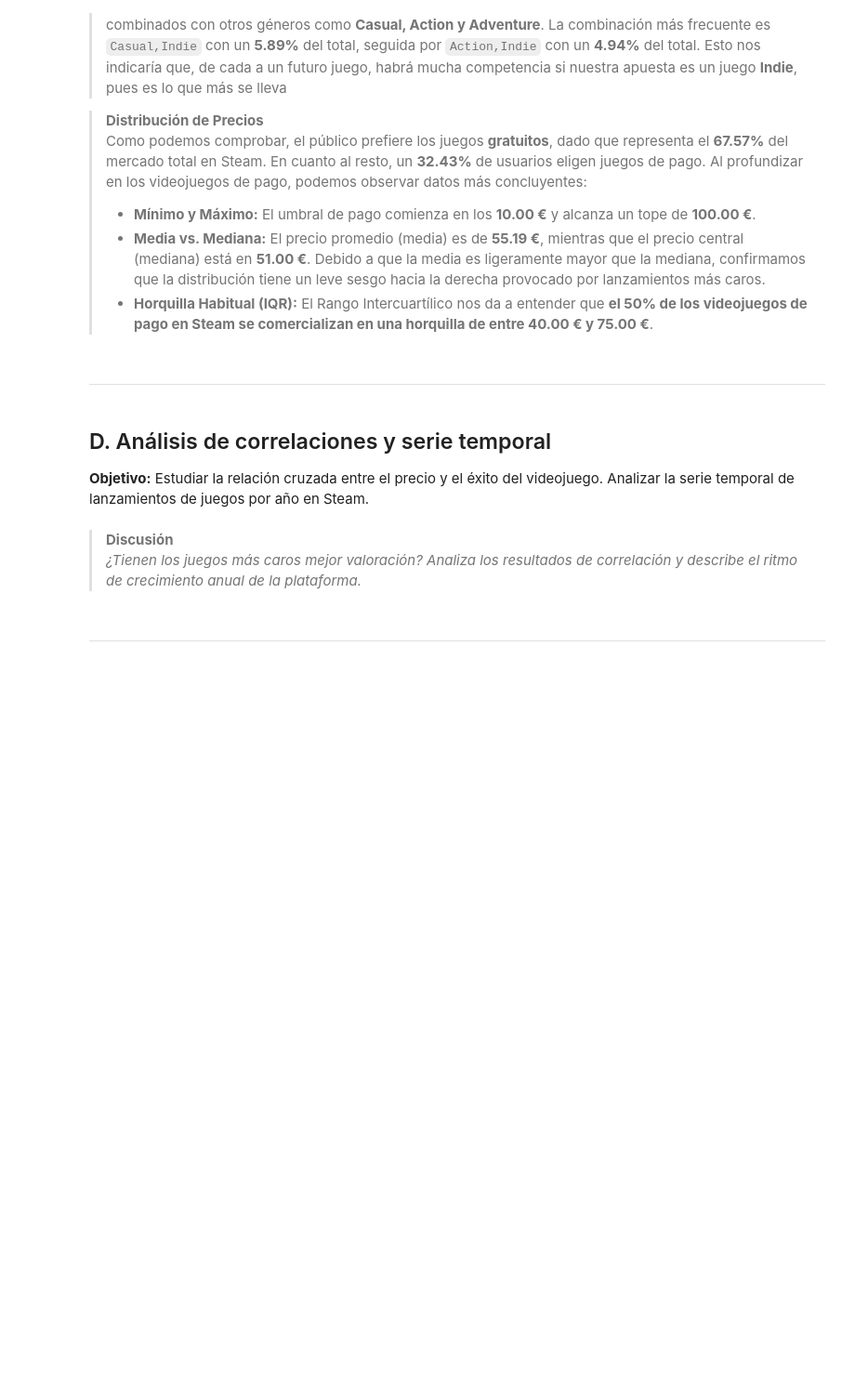
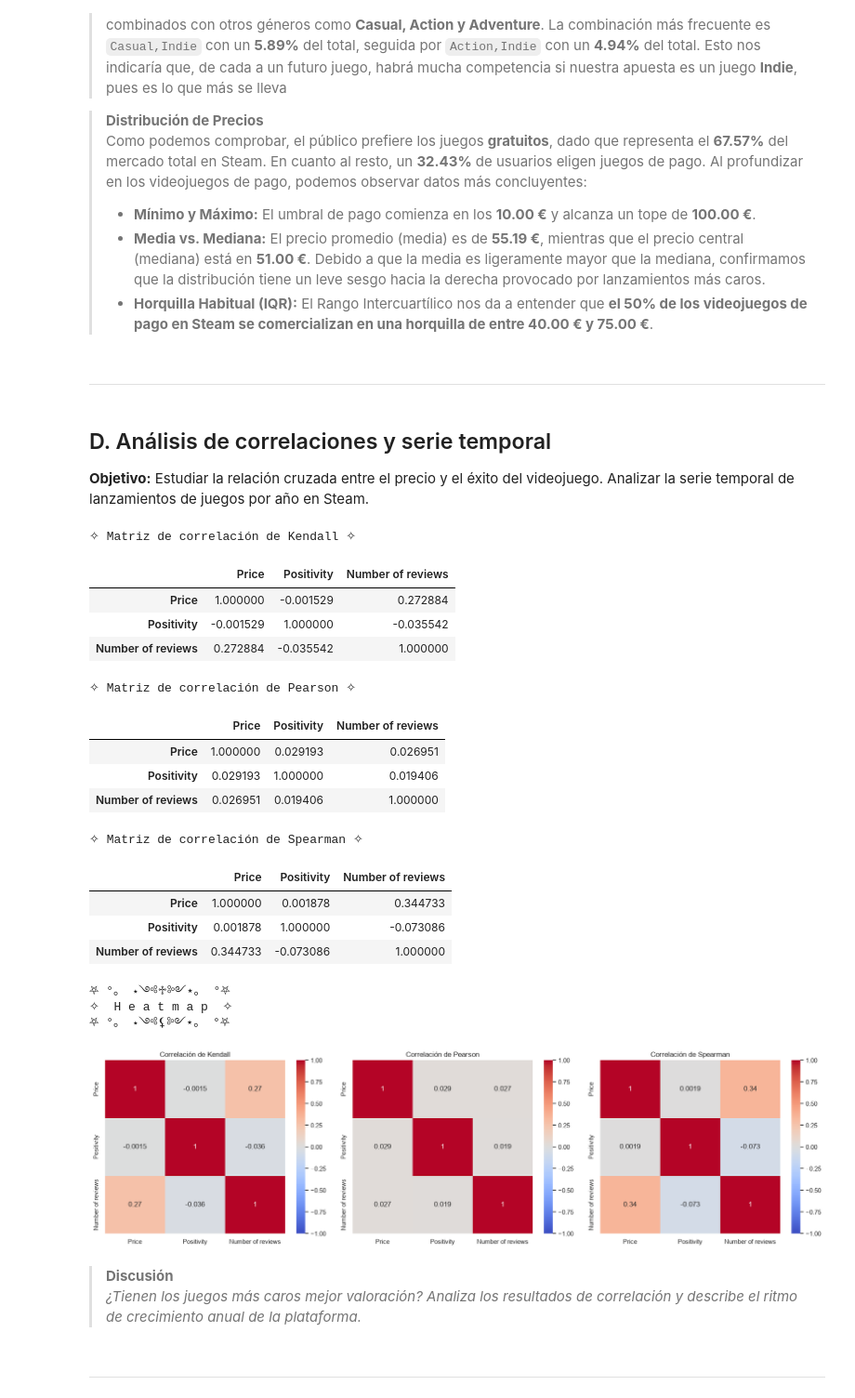
Before and after one commit to AAM26-G02/AAM26-G02-P1, a Jupyter notebook: notebooks/market_base.ipynb, the cells around one changed output. Shown at 93% size. Saved outputs shown, nothing was run; the diff lists cells and outputs as text; code cells hidden in the pictures; blank space fills up the shorter version.

Commit message:
matriz de correlacion de papaya

```diff
--- a/notebooks/market_base.ipynb
+++ b/notebooks/market_base.ipynb
@@ -324,3 +313,81 @@ Rango Intercuartílico (IQR): 35.00 € (El 50% de los juegos cuesta entre 40.00
+# %%
+# Calcular la matriz de correlación (ej. Spearman) entre precio, positividad y número de reseñas.
+# Ej. Generar visualización (Heatmap o Scatter plot con tendencia).
+
+# copiamos el precio, numero de resenias positivas y numero de resenias negativas
+correlationValues = df[["Price", "Positive", "Negative"]].copy()
+
+# cakculo del numero total de resenias: nReviews = nPositivas + nNegativas
+correlationValues["Number of reviews"] = (correlationValues["Positive"] + correlationValues["Negative"])
+
+# calculo de la positividad: positividad = nPositivas / nReviews (y esto sale un % sin haber multiplicao *100)
+correlationValues["Positivity"] = (correlationValues["Positive"] / correlationValues["Number of reviews"])
+
+# nos quedamos con lo que nos piden: precio, positividad y numero de resenias
+correlationValues = correlationValues[["Price", "Positivity", "Number of reviews"]]
+
+# matrices de correlacion de los tres tipos:
+correlationKendall = correlationValues.corr(method="kendall")
+correlationPearson = correlationValues.corr(method="pearson")
+correlationSpearman = correlationValues.corr(method="spearman")
+
+print("\033[35m✧ Matriz de correlación de Kendall ✧\033[0m")
+display(correlationKendall)
+print("\n")
+
+print("\033[35m✧ Matriz de correlación de Pearson ✧\033[0m")
+display(correlationPearson)
+print("\n")
+
+print("\033[35m✧ Matriz de correlación de Spearman ✧\033[0m")
+display(correlationSpearman)
+print("\n")
+
+# visualizacion de todo
+# nota: voy a hacer heatmap pork va mejor para 3 variables y el scatterplot va mejor pa 2
+
+# nota: plot(figura completa), subplots(subfiguras) = plt(matplotlib).subplots(filas, columnas, tamaño de cada subfigura pa k no salga espaxurrao)
+plot, subplots = plt.subplots(1, 3, figsize=(18, 5))
+
+#nota: sns(seaborn).heatmap(correlacion, anotaciones(numeros), tipo de mapa(colorines), valor frio, valor calor, valor centro, a cual de los tres graficos)
+
+# kendall
+sns.heatmap(correlationKendall, annot=True, cmap="coolwarm", vmin=-1, vmax=1, center=0, ax=subplots[0])
+subplots[0].set_title("Correlación de Kendall")
+
+# pearson
+sns.heatmap(correlationPearson, annot=True, cmap="coolwarm", vmin=-1, vmax=1, center=0, ax=subplots[1])
+subplots[1].set_title("Correlación de Pearson")
+
+# sperman
+sns.heatmap(correlationSpearman, annot=True, cmap="coolwarm", vmin=-1, vmax=1, center=0, ax=subplots[2])
+subplots[2].set_title("Correlación de Spearman")
+
+print("\033[35m⛧ °。 ⋆༺♱༻⋆。 °⛧")
+print("✧  H e a t m a p  ✧")
+print("⛧ °。 ⋆༺⚸༻⋆。 °⛧\033[0m")
+plt.tight_layout()
+plt.show()
+# %% [output]
+✧ Matriz de correlación de Kendall ✧
+|  | Price | Positivity | Number of reviews |
+| Price | 1.000000 | -0.001529 | 0.272884 |
+| Positivity | -0.001529 | 1.000000 | -0.035542 |
+| Number of reviews | 0.272884 | -0.035542 | 1.000000 |
+✧ Matriz de correlación de Pearson ✧
+|  | Price | Positivity | Number of reviews |
+| Price | 1.000000 | 0.029193 | 0.026951 |
+| Positivity | 0.029193 | 1.000000 | 0.019406 |
+| Number of reviews | 0.026951 | 0.019406 | 1.000000 |
+✧ Matriz de correlación de Spearman ✧
+|  | Price | Positivity | Number of reviews |
+| Price | 1.000000 | 0.001878 | 0.344733 |
+| Positivity | 0.001878 | 1.000000 | -0.073086 |
+| Number of reviews | 0.344733 | -0.073086 | 1.000000 |
+⛧ °。 ⋆༺♱༻⋆。 °⛧
+✧  H e a t m a p  ✧
+⛧ °。 ⋆༺⚸༻⋆。 °⛧
+[figure, added]
 # %%
 # TODO: Extraer el año de lanzamiento de 'Release date' y analizar la evolución del catálogo de Steam año a año.
 # Ej. Generar gráfico de línea/área.
```
Also changed, not shown: parts of 3 cells of this notebook.
